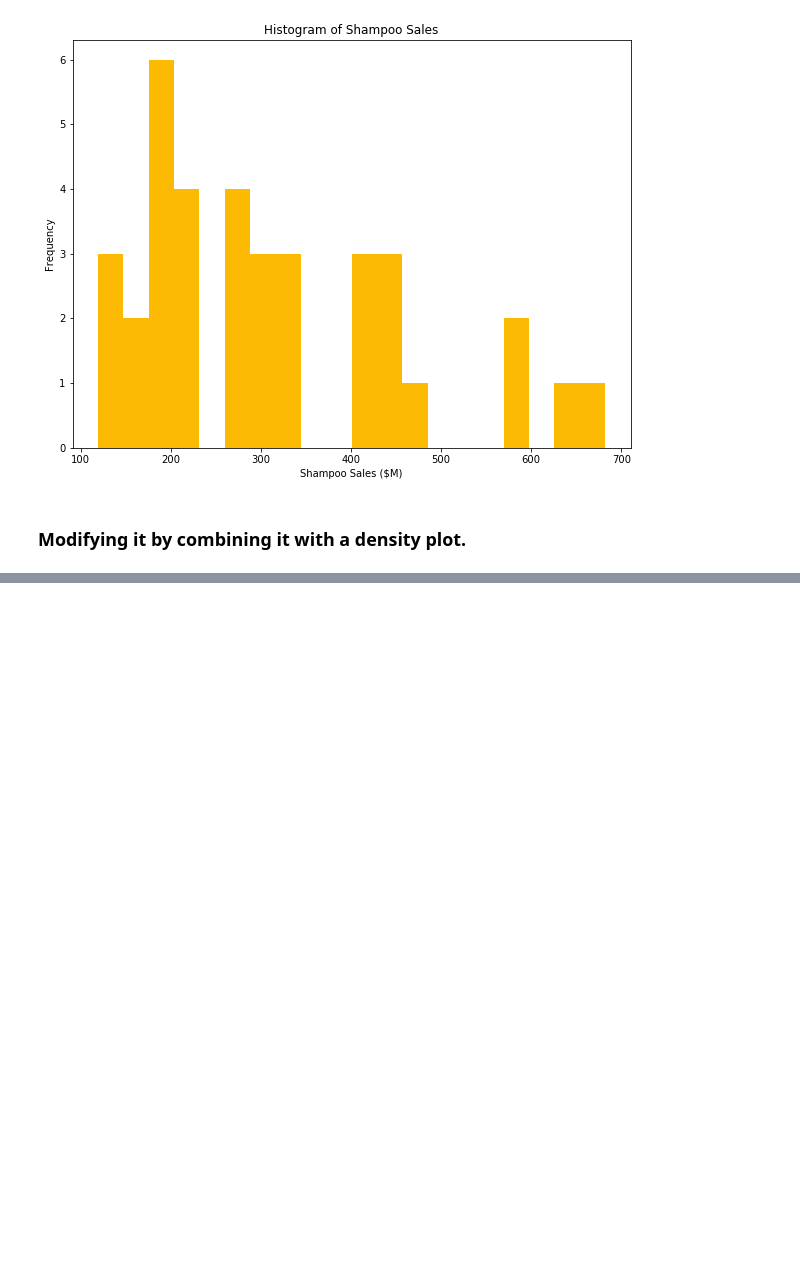
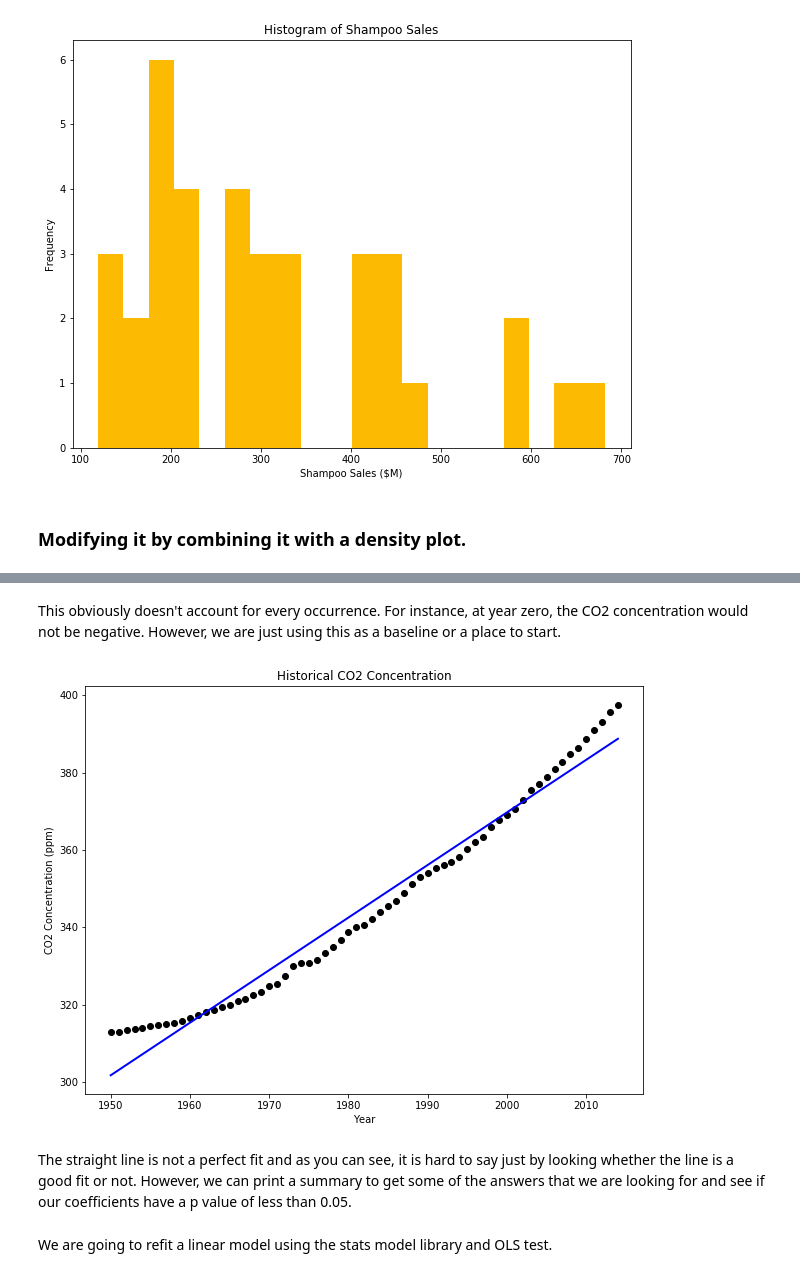
Before and after one commit to jaykayso/AppliedTimeSeriesAnalysisWithPython, a Jupyter notebook: S2L5.ipynb, the cells around one changed output, grey strips where cells are left out. Cells and saved outputs as stored; diff of their text form; code cells hidden in the pictures; blank space fills up the shorter version.

```diff
--- a/S2L5.ipynb
+++ b/S2L5.ipynb
@@ -90,0 +147,20 @@ plt.ylabel('Frequency');
+# %% [markdown]
+This obviously doesn't account for every occurrence. For instance, at year zero, the CO2 concentration would not be negative. However, we are just using this as a baseline or a place to start.
+# %%
+X = co2_data['year'].values[1950:]
+y = co2_data['data_mean_global'].values[1950:]
+
+predictions = reg.predict(X.reshape(-1,1))
+
+plt.scatter(X,y, c = 'black')
+plt.plot(X, predictions, c = 'blue', linewidth = 2)
+plt.title('Historical CO2 Concentration')
+plt.ylabel('CO2 Concentration (ppm)')
+plt.xlabel('Year')
+plt.show()
+# %% [output]
+[figure, added]
+# %% [markdown]
+The straight line is not a perfect fit and as you can see, it is hard to say just by looking whether the line is a good fit or not. However, we can print a summary to get some of the answers that we are looking for and see if our coefficients have a p value of less than 0.05.
+# %% [markdown]
+We are going to refit a linear model using the stats model library and OLS test.
```
Also changed, not shown: parts of 14 cells of this notebook.
